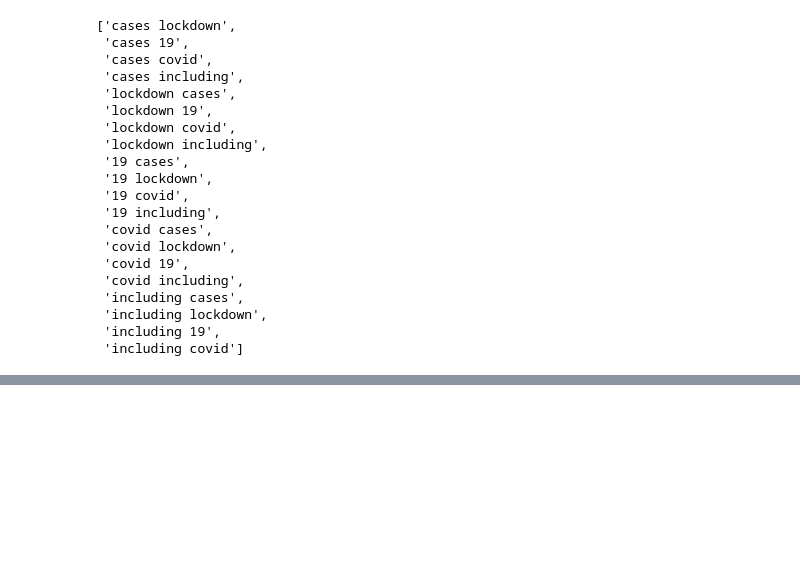
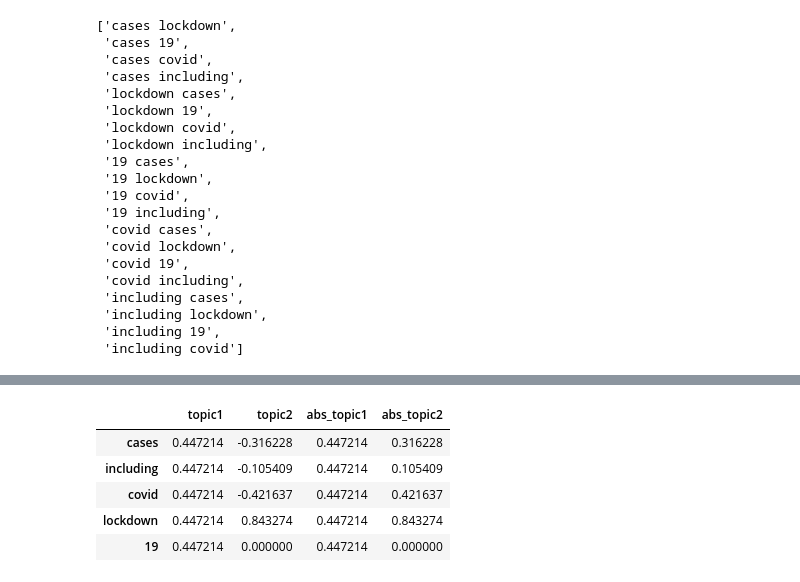
Before and after one commit to kshitiz28/Text-Summerization, a Jupyter notebook: LSA_summerizer.ipynb, the cells around one changed output, grey strips where cells are left out. Cells and saved outputs as stored; diff of their text form; code cells hidden in the pictures; blank space fills up the shorter version.

```diff
--- a/LSA_summerizer.ipynb
+++ b/LSA_summerizer.ipynb
@@ -265,0 +317,3 @@ TypeError: unhashable type: 'list'
+# %%
+dictionary1 = vectorizer.get_feature_names()
+dictionary1
@@ -265,0 +322,4 @@ TypeError: unhashable type: 'list'
+# %%
+encoding_matrix1 = pd.DataFrame(
+    svd1.components_, index=["topic1", "topic2"], columns=dictionary1).T
+encoding_matrix1
@@ -265,0 +333,11 @@ TypeError: unhashable type: 'list'
+# %%
+encoding_matrix1['abs_topic1']=np.abs(encoding_matrix1["topic1"])
+encoding_matrix1['abs_topic2']=np.abs(encoding_matrix1["topic2"])
+encoding_matrix1.sort_values('abs_topic1',ascending=False)
+# %% [output]
+|  | topic1 | topic2 | abs_topic1 | abs_topic2 |
+| cases | 0.447214 | -0.316228 | 0.447214 | 0.316228 |
+| including | 0.447214 | -0.105409 | 0.447214 | 0.105409 |
+| covid | 0.447214 | -0.421637 | 0.447214 | 0.421637 |
+| lockdown | 0.447214 | 0.843274 | 0.447214 | 0.843274 |
+| 19 | 0.447214 | 0.000000 | 0.447214 | 0.000000 |
```
Also changed, not shown: parts of 11 cells of this notebook, 1 other file.
